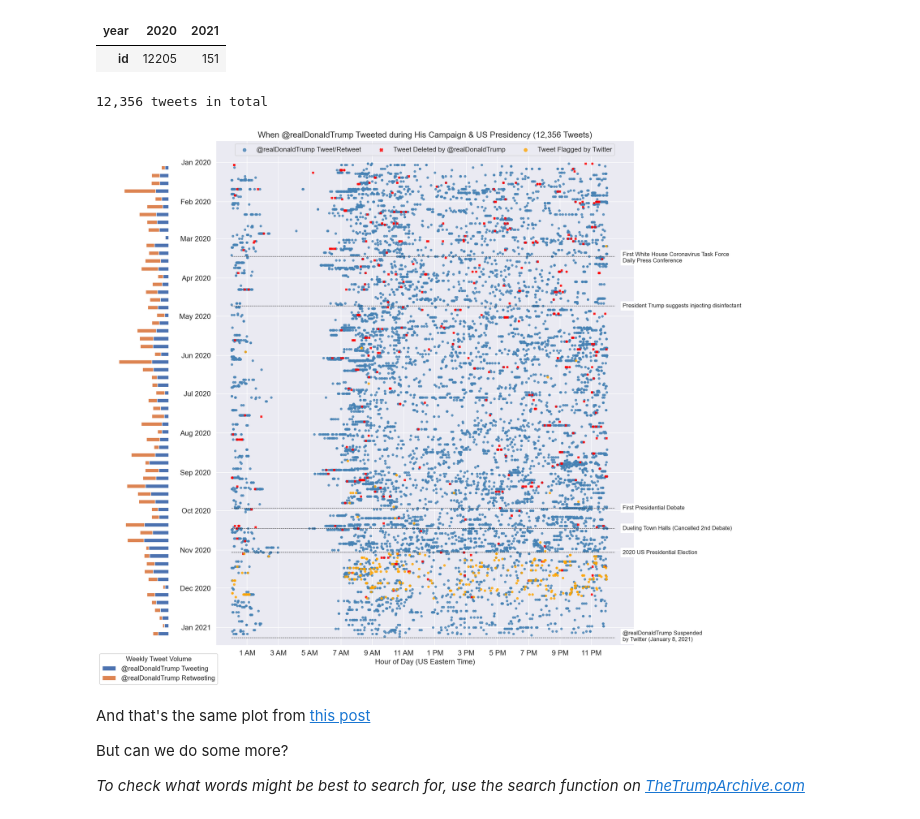
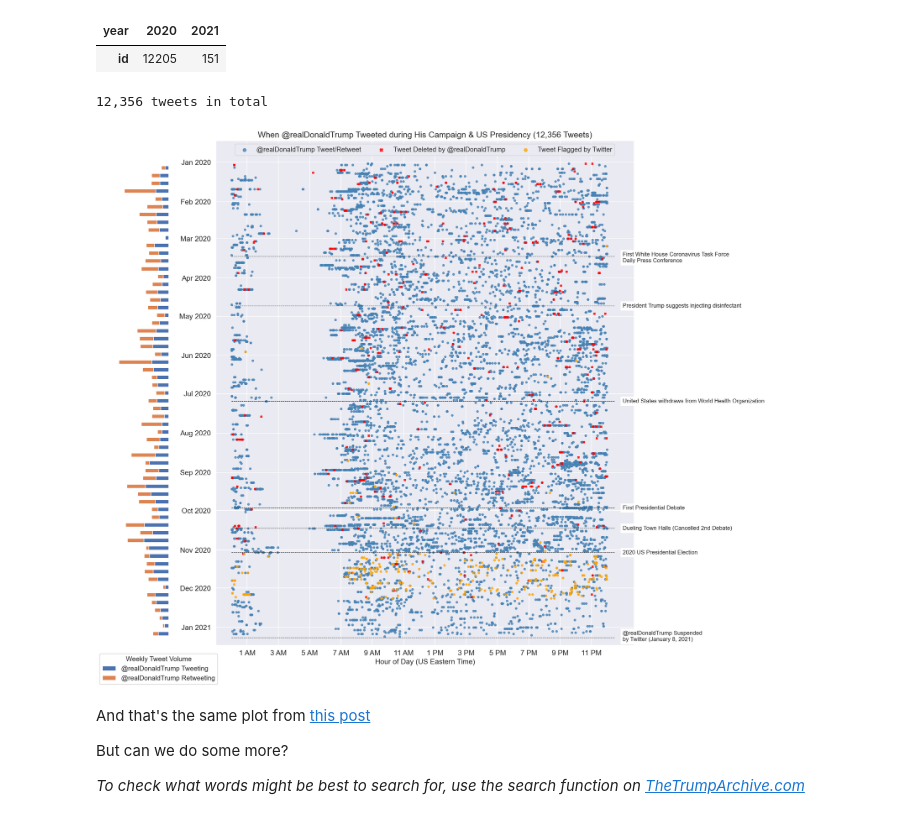
Before and after one commit to Project-EPIC/post-mortem-rdt, a Jupyter notebook: Plotting @realDonaldTrump's Tweets-2020.ipynb, the cells around one changed output. Cells and saved outputs as stored; diff of their text form; code cells hidden in the pictures.

```diff
--- a/Plotting @realDonaldTrump's Tweets-2020.ipynb
+++ b/Plotting @realDonaldTrump's Tweets-2020.ipynb
@@ -135,6 +135,12 @@ def bleach_comment(ax):
 
 # May 27, 2020 4:11 PM MDT 100,000 dead?
 
+def withdraw_from_WHO(ax):
+    ax.text(y=date(2020,7,7), x=datetime(2000,1,2,1,0,0), va='center', backgroundcolor='white',
+            s="United States withdraws from World Health Organization", fontsize=11)
+    ax.hlines( y    = date(2020,7,7), color= 'k', linestyle="--", linewidth=0.75,
+               xmin = datetime(2000,1,1, 0, 0, 0), xmax = datetime(2000,1,2,0,30,0))
+
 def suspended(ax):
     ax.text(y=date(2021,1,8), x=datetime(2000,1,2,1,0,0), va='center', backgroundcolor='white',
             s="@realDonaldTrump Suspended\nby Twitter (January 8, 2021)", fontsize=11)
@@ -169,6 +175,7 @@ bleach_comment(ax)
 dueling_town_halls(ax)
 first_debate_2020(ax)
 election_2020(ax)
+withdraw_from_WHO(ax)
 suspended(ax)
 
 ax.invert_yaxis()
@@ -176,34 +183,34 @@ ax2.invert_yaxis()
 
 ax.set_ylim( date(2021,1,15), date(2019,12,15))
 ax2.set_ylim(date(2021,1,15), date(2019,12,15))
 
 # Set the axis labels
 ax.yaxis.set_major_locator(mdates.MonthLocator())
 ax.yaxis.set_major_formatter(mdates.DateFormatter("%b %Y", tz=None));
 
 ax.set_xticks(np.arange(datetime(2000,1,1,1,0,0), datetime(2000,1,1,23,55,59), timedelta(hours=2)))
 ax.xaxis.set_major_formatter(mdates.DateFormatter("%-I %p", tz=None));
 
 ax.set_xlim(datetime(1999,12,31, 23, 0, 0))
 
 ax.tick_params(labelsize=14)
 
 # Need to make the dots bigger in the legend
 lgnd = ax.legend(ncol=4, fontsize=13, loc='upper center')
 #change the marker size manually
 for handle in lgnd.legendHandles:
     handle._sizes = [40]
 
 ax.set_title("When @realDonaldTrump Tweeted during His Campaign & US Presidency ({:,} Tweets)".format(len(_slice)),
              fontsize=16)
 ax.set_ylabel(None); ax.set_xlabel("Hour of Day (US Eastern Time)", fontsize=14);
 
 print("{:,} tweets in total".format(len(_slice)))
 
 add_weekly_volume(ax2)
 # %% [output]
 12,356 tweets in total
-[figure, old version]
+[figure, new version]
 # %% [markdown]
 And that's the same plot from [this post](https://post-mortem-realdonaldtrump.medium.com/post-mortem-of-realdonaldtrump-an-introduction-b98a5764437d)
 
```
Also changed, not shown: 2 other files.
